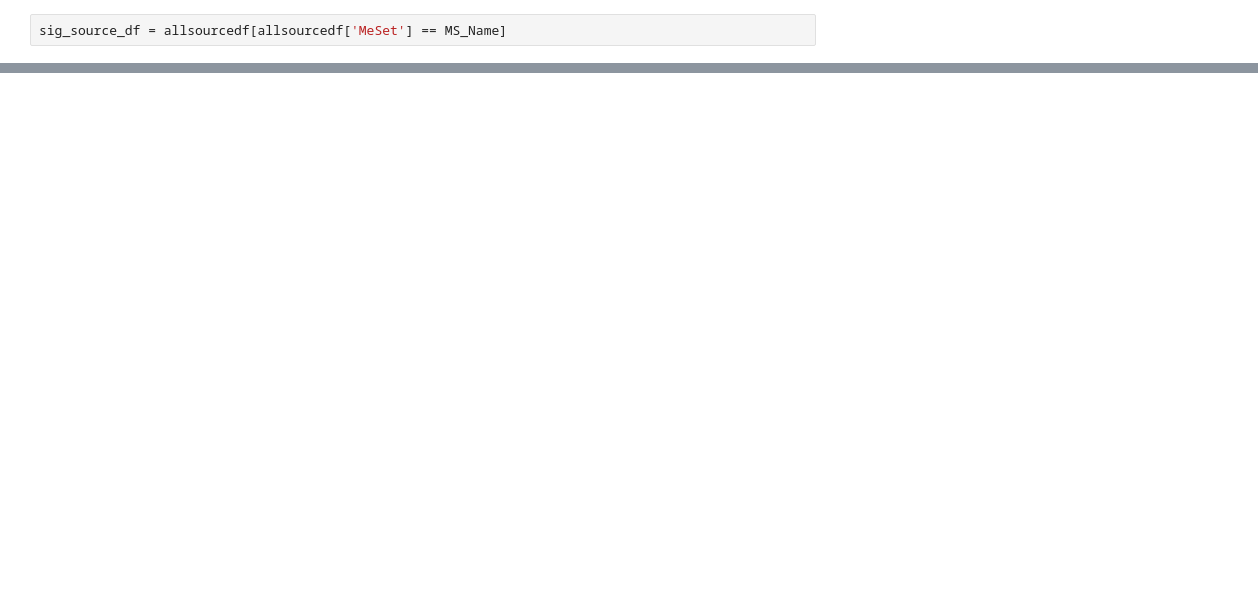
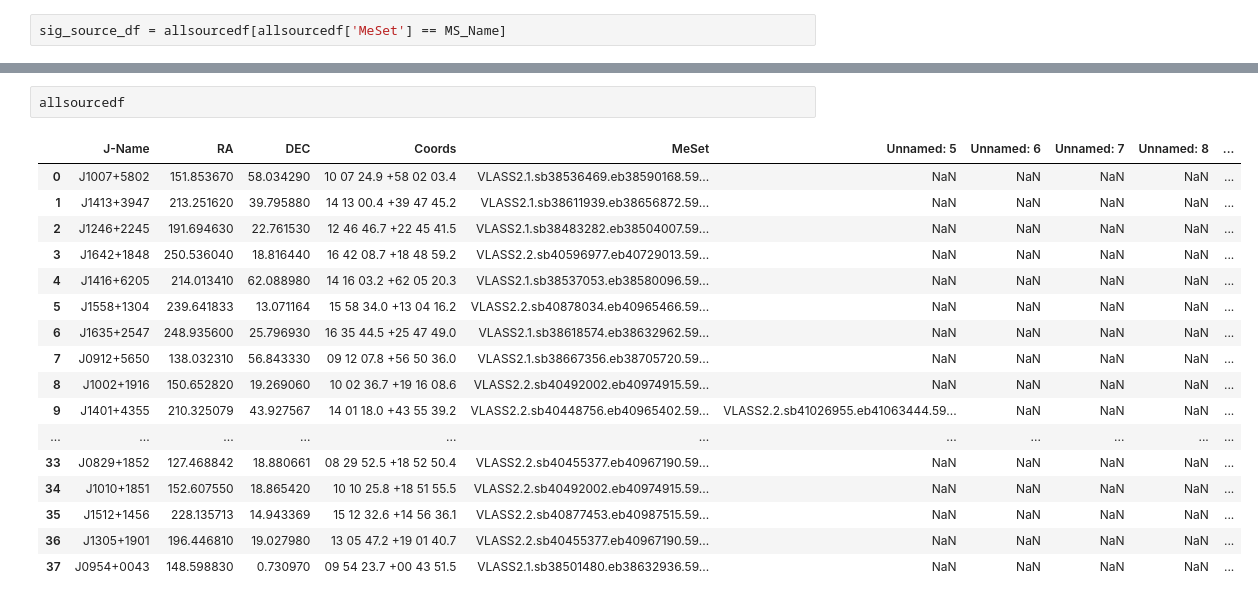
Before and after one commit to erikvcarlson/Large_VLASS_Automation, a Jupyter notebook: Debug-Notebook.ipynb, the cells around one changed output, grey strips where cells are left out. Saved outputs shown, nothing was run; the diff lists cells and outputs as text; blank space fills up the shorter version.

```diff
--- a/Debug-Notebook.ipynb
+++ b/Debug-Notebook.ipynb
@@ -11,0 +83,20 @@ sig_source_df
+# %%
+allsourcedf
+# %% [output]
+|  | J-Name | RA | DEC | Coords | MeSet | Unnamed: 5 | Unnamed: 6 | Unnamed: 7 | Unnamed: 8 | ... |
+| 0 | J1007+5802 | 151.853670 | 58.034290 | 10 07 24.9 +58 02 03.4 | VLASS2.1.sb38536469.eb38590168.59... | NaN | NaN | NaN | NaN | ... |
+| 1 | J1413+3947 | 213.251620 | 39.795880 | 14 13 00.4 +39 47 45.2 | VLASS2.1.sb38611939.eb38656872.59... | NaN | NaN | NaN | NaN | ... |
+| 2 | J1246+2245 | 191.694630 | 22.761530 | 12 46 46.7 +22 45 41.5 | VLASS2.1.sb38483282.eb38504007.59... | NaN | NaN | NaN | NaN | ... |
+| 3 | J1642+1848 | 250.536040 | 18.816440 | 16 42 08.7 +18 48 59.2 | VLASS2.2.sb40596977.eb40729013.59... | NaN | NaN | NaN | NaN | ... |
+| 4 | J1416+6205 | 214.013410 | 62.088980 | 14 16 03.2 +62 05 20.3 | VLASS2.1.sb38537053.eb38580096.59... | NaN | NaN | NaN | NaN | ... |
+| 5 | J1558+1304 | 239.641833 | 13.071164 | 15 58 34.0 +13 04 16.2 | VLASS2.2.sb40878034.eb40965466.59... | NaN | NaN | NaN | NaN | ... |
+| 6 | J1635+2547 | 248.935600 | 25.796930 | 16 35 44.5 +25 47 49.0 | VLASS2.1.sb38618574.eb38632962.59... | NaN | NaN | NaN | NaN | ... |
+| 7 | J0912+5650 | 138.032310 | 56.843330 | 09 12 07.8 +56 50 36.0 | VLASS2.1.sb38667356.eb38705720.59... | NaN | NaN | NaN | NaN | ... |
+| 8 | J1002+1916 | 150.652820 | 19.269060 | 10 02 36.7 +19 16 08.6 | VLASS2.2.sb40492002.eb40974915.59... | NaN | NaN | NaN | NaN | ... |
+| 9 | J1401+4355 | 210.325079 | 43.927567 | 14 01 18.0 +43 55 39.2 | VLASS2.2.sb40448756.eb40965402.59... | VLASS2.2.sb41026955.eb41063444.59... | NaN | NaN | NaN | ... |
+| ... | ... | ... | ... | ... | ... | ... | ... | ... | ... | ... |
+| 33 | J0829+1852 | 127.468842 | 18.880661 | 08 29 52.5 +18 52 50.4 | VLASS2.2.sb40455377.eb40967190.59... | NaN | NaN | NaN | NaN | ... |
+| 34 | J1010+1851 | 152.607550 | 18.865420 | 10 10 25.8 +18 51 55.5 | VLASS2.2.sb40492002.eb40974915.59... | NaN | NaN | NaN | NaN | ... |
+| 35 | J1512+1456 | 228.135713 | 14.943369 | 15 12 32.6 +14 56 36.1 | VLASS2.2.sb40877453.eb40987515.59... | NaN | NaN | NaN | NaN | ... |
+| 36 | J1305+1901 | 196.446810 | 19.027980 | 13 05 47.2 +19 01 40.7 | VLASS2.2.sb40455377.eb40967190.59... | NaN | NaN | NaN | NaN | ... |
+| 37 | J0954+0043 | 148.598830 | 0.730970 | 09 54 23.7 +00 43 51.5 | VLASS2.1.sb38501480.eb38632936.59... | NaN | NaN | NaN | NaN | ... |
```
Also changed, not shown: parts of 10 cells of this notebook, 6 other files.
